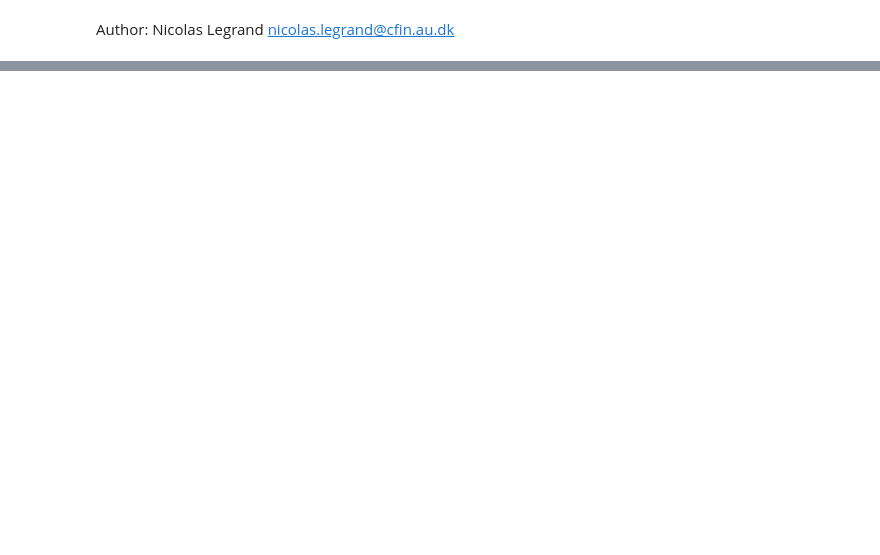
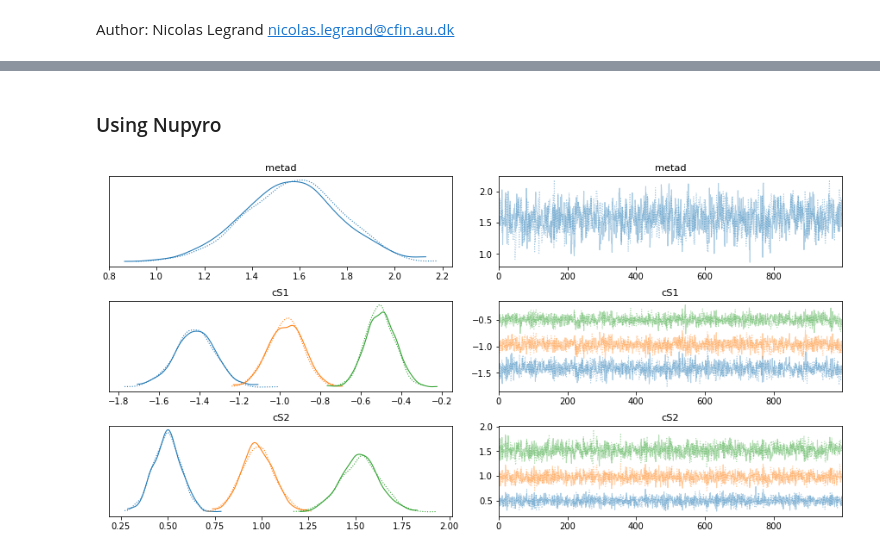
Before and after one commit to embodied-computation-group/metadpy, a Jupyter notebook: notebooks/Example 2 - Fitting Bayesian.ipynb, the cells around one changed output, grey strips where cells are left out. Drawn from its saved outputs; the diff is of its cells as text; code cells hidden in the pictures; blank space fills up the shorter version.

```diff
--- a/notebooks/Example 2 - Fitting Bayesian.ipynb
+++ b/notebooks/Example 2 - Fitting Bayesian.ipynb
@@ -19,0 +51,8 @@ KeyboardInterrupt:
+# %% [markdown]
+### Using Nupyro
+# %%
+model, traces = hmetad(nR_S1=nR_S1, nR_S2=nR_S2, backend="numpyro")
+# %%
+az.plot_trace(traces, var_names=["metad", "cS1", "cS2"]);
+# %% [output]
+[figure, added]
```
Also changed, not shown: parts of 9 cells of this notebook.
